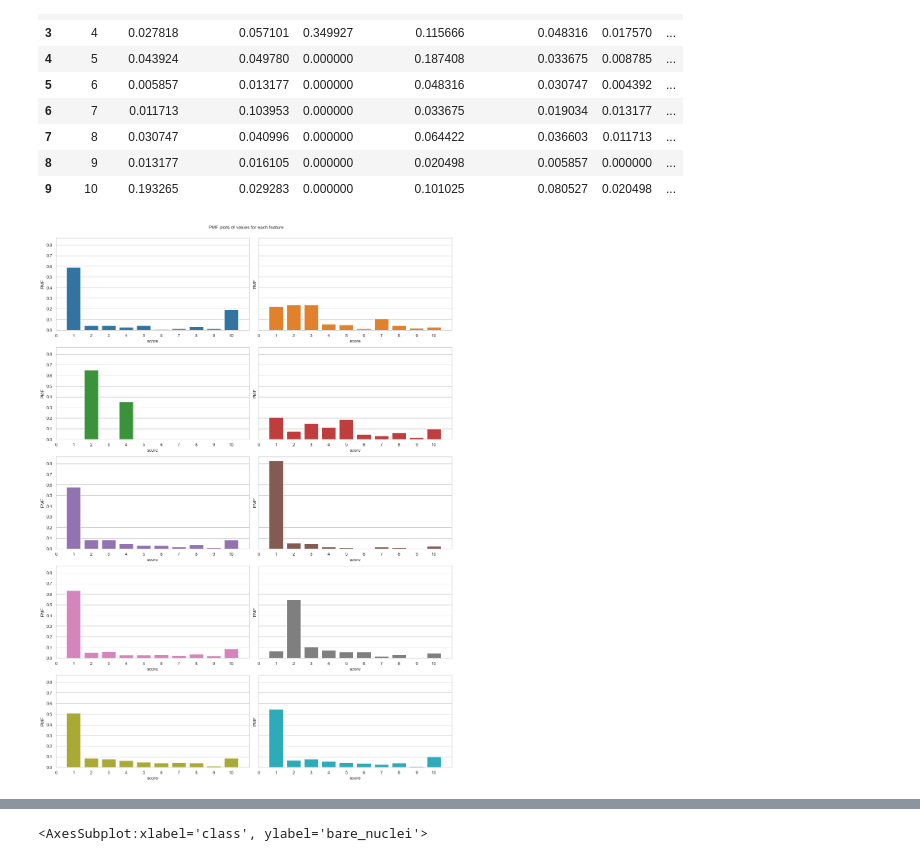
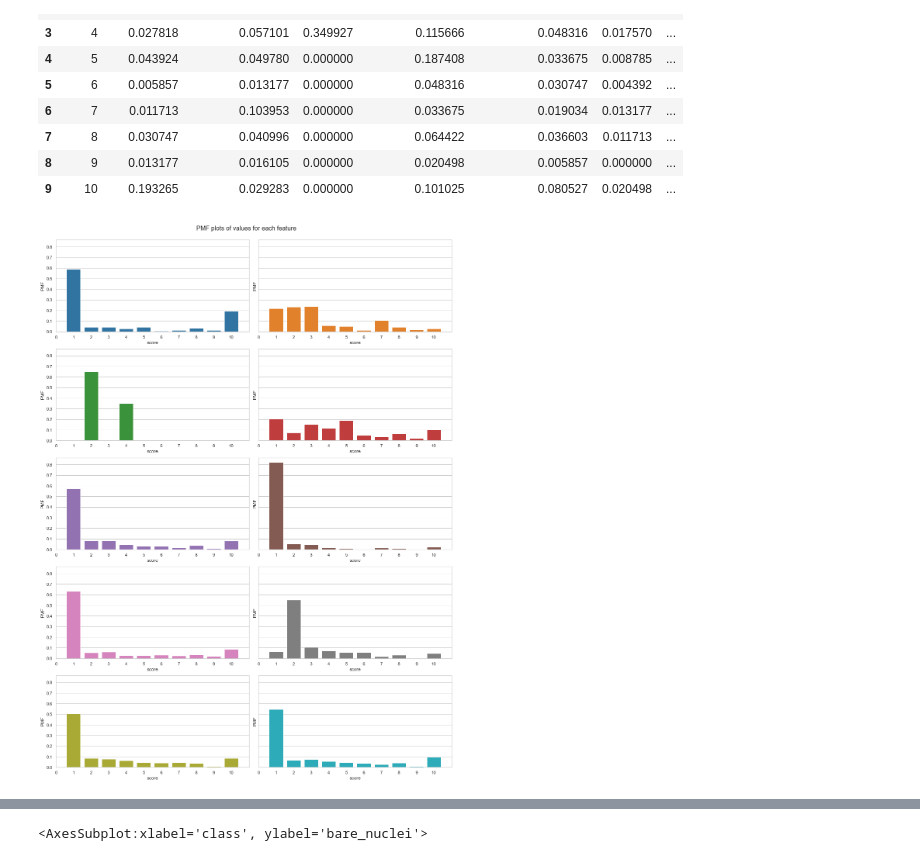
Before and after one commit to rromang/breast_cancer_classification, a Jupyter notebook: notebooks/initial.ipynb, the cells around one changed output, grey strips where cells are left out. Cells and saved outputs as stored; diff of their text form; code cells hidden in the pictures.

```diff
--- a/notebooks/initial.ipynb
+++ b/notebooks/initial.ipynb
@@ -308,34 +308,34 @@ pmf_df
 # %%
 #create multiple subplots to see the PMF for each feature
 #----------------------------------------------
 fig, axs = plt.subplots(5,2,\
     figsize=(15,20),sharey=True, sharex=False)
 plt.subplots_adjust(wspace = 0.2, hspace = 0.2)
-plt.suptitle('PMF plots of values for each feature', y=1)
+plt.suptitle('PMF plots of values for each feature', y=1, fontsize=16)
 # plt.setp(axs, xlim=(0,10), ylim=(0,0.75), xticks=list(range(0,11)))
 ((ax1, ax2), (ax3, ax4), (ax5, ax6), (ax7, ax8), (ax9, ax10))=axs
 
 names = pmf_df.columns[1:]
 names = names.format()
 ax_lst = list(tuple(chain.from_iterable(axs)))
 
 colors = ['tab:blue','tab:orange','tab:green','tab:red','tab:purple','tab:brown',\
     'tab:pink','tab:gray','tab:olive','tab:cyan']
 
 for i in range(len(names)):
     sns.barplot(x=pmf_df.score, y=pmf_df[names[i]], ax=ax_lst[i], ci=None, color=colors[i])
 
 for i, ax in zip(range(len(names)), axs.flat):
     ax.set(ylabel='PMF')
     ax.set_xlim([-1,10])
     ax.set_xticks(list(range(-1,10)))
     ax.set_xticklabels(list(range(0,11)))
 
 plt.tight_layout()
 fig.savefig('../images/exploratory_analysis/pmf_plots.png', bbox_inches='tight',dpi=600)
 plt.show()
 # %% [output]
-[figure, old version]
+[figure, new version]
 # %%
 #create multiple subplots to see the cumulative distribution for each feature
 #----------------------------------------------
```
Also changed, not shown: parts of 5 cells of this notebook, 1 other file.
